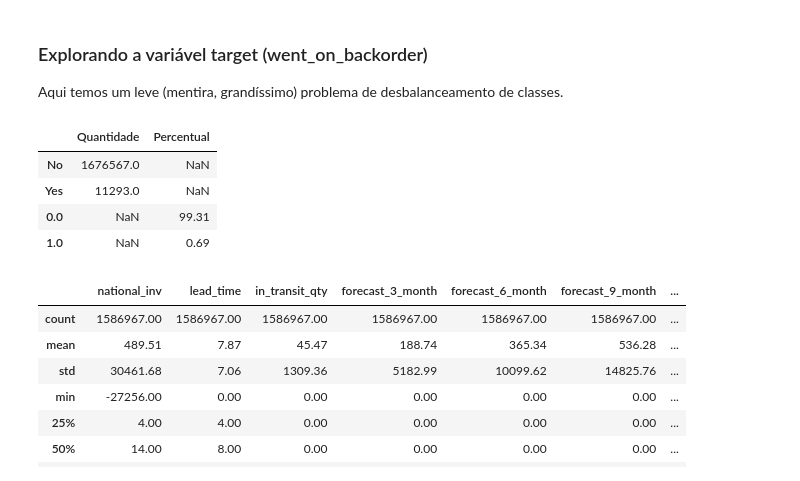
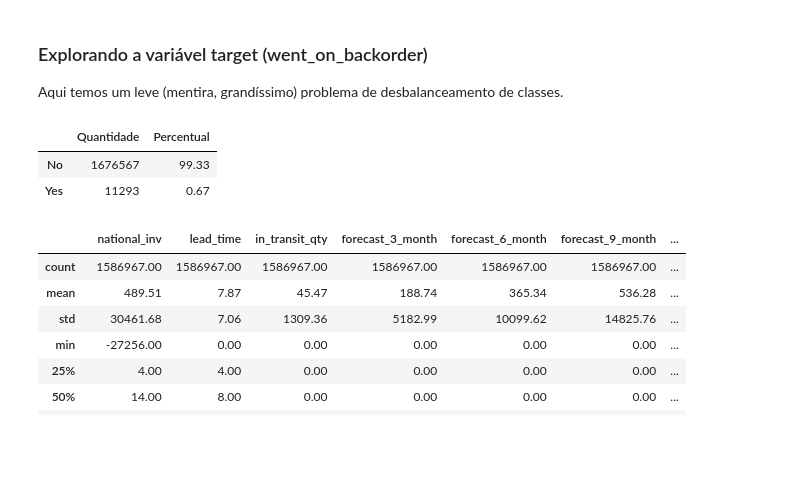
Before and after one commit to barbosarafael/Projetos, a Jupyter notebook: iNeuron_Back_order_prediction_Notebook/hackaton_ineuron_back_order_prediction.ipynb, the cells around one changed output. Drawn from its saved outputs; the diff is of its cells as text; code cells hidden in the pictures; blank space fills up the shorter version.

```diff
--- a/iNeuron_Back_order_prediction_Notebook/hackaton_ineuron_back_order_prediction.ipynb
+++ b/iNeuron_Back_order_prediction_Notebook/hackaton_ineuron_back_order_prediction.ipynb
@@ -393,13 +380,11 @@ Por isso que lá bem no começo eu salvei uma cópia numa variável chamada `ban
 Aqui temos um leve (mentira, grandíssimo) problema de desbalanceamento de classes.
 # %%
 pd.concat([banco["went_on_backorder"].value_counts(),
-                dados["went_on_backorder"].value_counts(normalize = True).mul(100).round(2)], axis = 1, keys = ("Quantidade", "Percentual"))
+                banco["went_on_backorder"].value_counts(normalize = True).mul(100).round(2)], axis = 1, keys = ("Quantidade", "Percentual"))
 # %% [output]
 |  | Quantidade | Percentual |
-| No | 1676567.0 | NaN |
-| Yes | 11293.0 | NaN |
-| 0.0 | NaN | 99.31 |
-| 1.0 | NaN | 0.69 |
+| No | 1676567 | 99.33 |
+| Yes | 11293 | 0.67 |
 # %%
 dados.describe().round(2)
 # %% [output]
```
Also changed, not shown: parts of 12 cells of this notebook.
